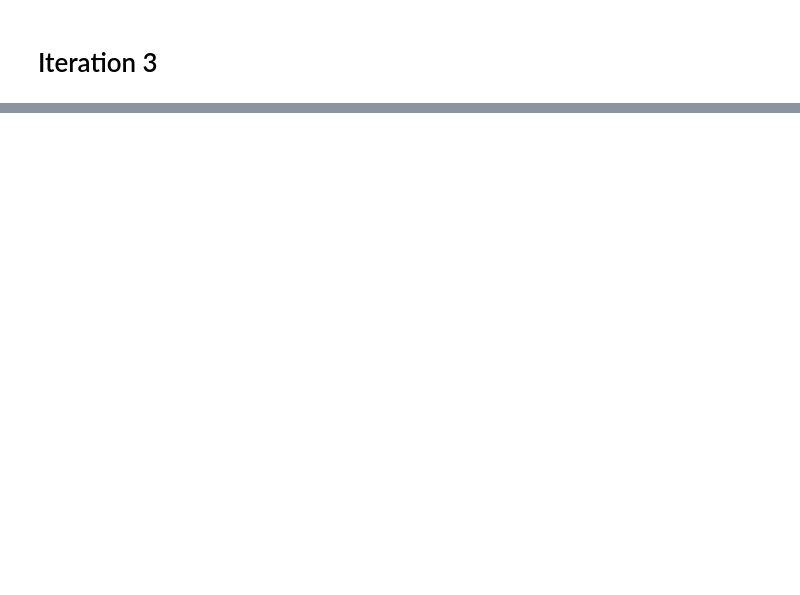
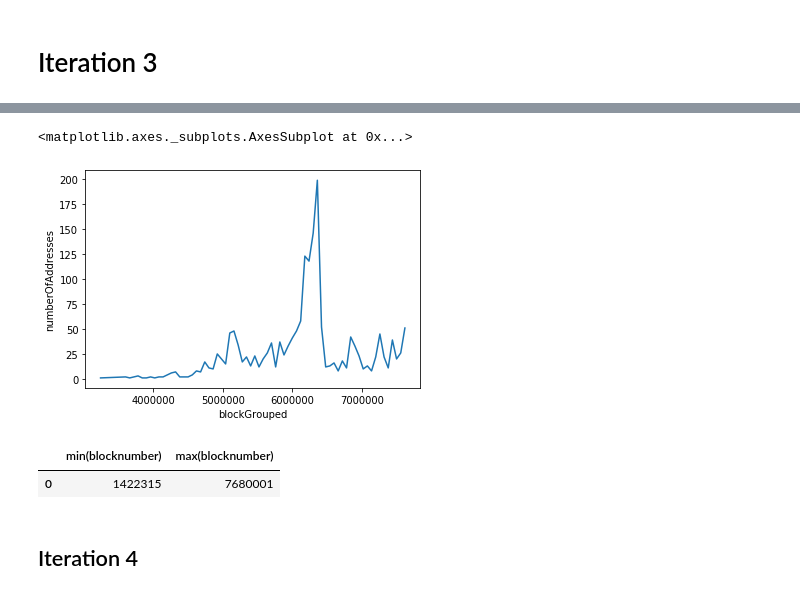
Before and after one commit to daniel-wenzel/polonius, a Jupyter notebook: jupyter/Taxonomy.ipynb, the cells around one changed output, grey strips where cells are left out. Cells and saved outputs as stored; diff of their text form; code cells hidden in the pictures; blank space fills up the shorter version.

```diff
--- a/jupyter/Taxonomy.ipynb
+++ b/jupyter/Taxonomy.ipynb
@@ -69,16 +169,11 @@ sns.scatterplot(x='distinctInDegree', y='distinctOutDegree', hue="type", size="i
 # %%
 df = sql('''
-SELECT lastActiveOn / 1000 as blockGrouped, count(*)
+SELECT lastActiveOn / 60000 * 60000 as blockGrouped, count(*) as numberOfAddresses
     FROM
-    (SELECT name, MAX(l_in, l_out) as lastActiveOn FROM
-        EntityMetadata m
-        INNER JOIN
-        (SELECT `to` as name_in, MAX(blocknumber) as l_in FROM ETransfer group by `to`)
-        LEFT OUTER JOIN
-        (SELECT `to` as name_out, MAX(blocknumber) as l_out FROM ETransfer group by `from`)
-        ON name_in = name_out and name_in = m.name
+    (SELECT name, MAX(IFNULL(lastInTransfer,0), IFNULL(lastOutTransfer,0)) as lastActiveOn FROM
+        (SELECT * FROM EntityMetadata where name LIKE "%FFF") m
     WHERE
         not involumeUSD - outvolumeUSD BETWEEN -0.05 and 0.05)
-GROUP BY lastActiveOn
+GROUP BY blockGrouped
 ''')
 df
@@ -84,0 +199,12 @@ df
+# %%
+sns.lineplot(data = df, x="blockGrouped", y="numberOfAddresses")
+# %% [output]
+<matplotlib.axes._subplots.AxesSubplot at 0x...>
+[figure, added]
+# %%
+sql('''SELECT min(blocknumber), max(blocknumber) FROM ETransfer''')
+# %% [output]
+|  | min(blocknumber) | max(blocknumber) |
+| 0 | 1422315 | 7680001 |
+# %% [markdown]
+## Iteration 4
```
Also changed, not shown: parts of 17 cells of this notebook, 4 other files.
